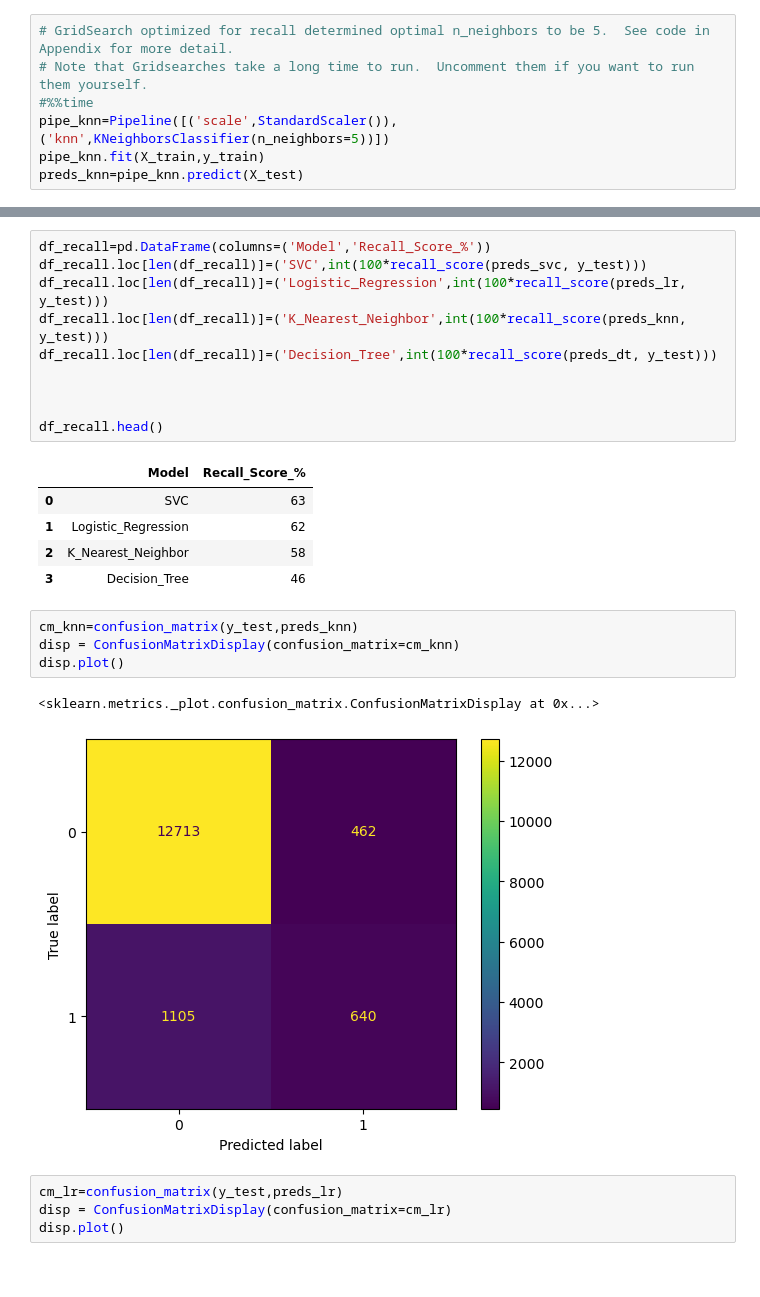
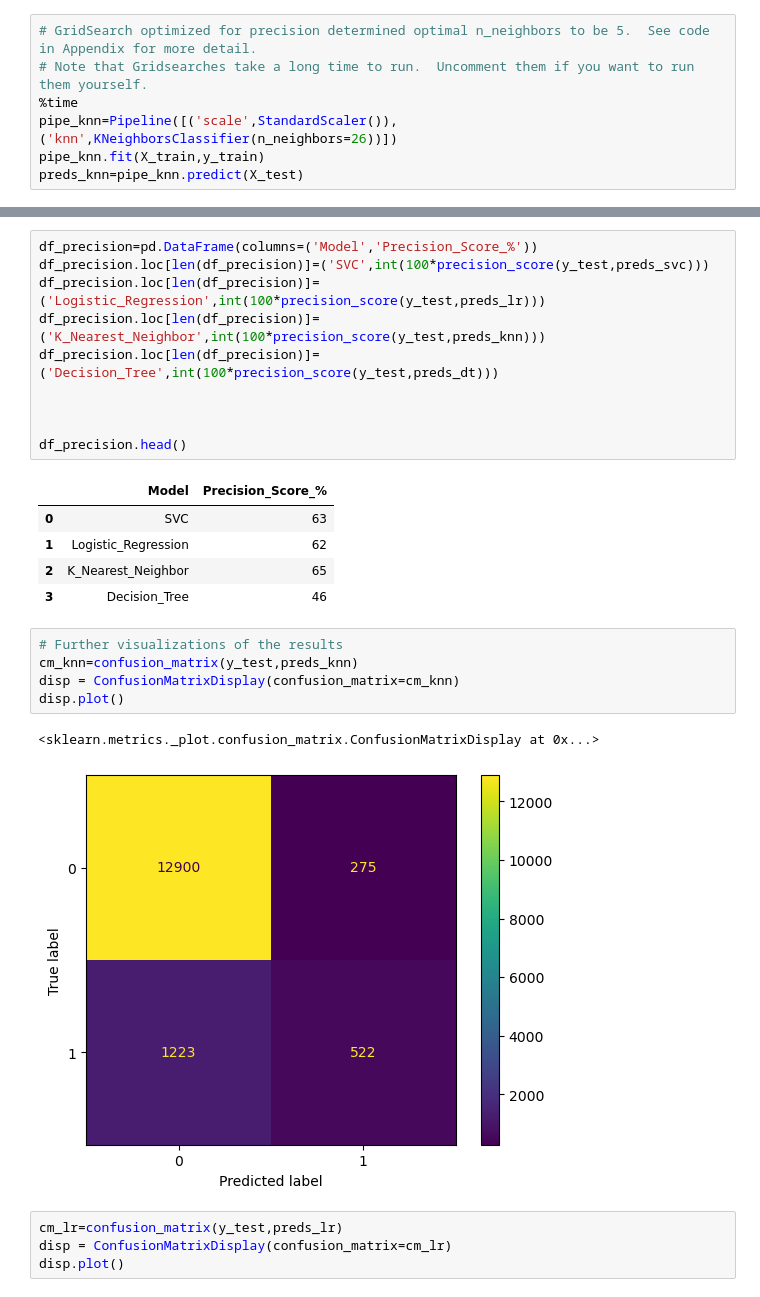
Before and after one commit to JOSHUAGITBERG/bank_loan_predictor, a Jupyter notebook: bank_load_predictor_workbook.ipynb, the cells around one changed output, grey strips where cells are left out. Drawn from its saved outputs; the diff is of its cells as text.

```diff
--- a/bank_load_predictor_workbook.ipynb
+++ b/bank_load_predictor_workbook.ipynb
@@ -138,7 +123,7 @@ Name: y, dtype: int64
 # %%
-# GridSearch optimized for recall determined optimal n_neighbors to be 5.  See code in Appendix for more detail.
+# GridSearch optimized for precision determined optimal n_neighbors to be 5.  See code in Appendix for more detail.
 # Note that Gridsearches take a long time to run.  Uncomment them if you want to run them yourself.
-#%%time
-pipe_knn=Pipeline([('scale',StandardScaler()),('knn',KNeighborsClassifier(n_neighbors=5))])
+%time
+pipe_knn=Pipeline([('scale',StandardScaler()),('knn',KNeighborsClassifier(n_neighbors=26))])
 pipe_knn.fit(X_train,y_train)
 preds_knn=pipe_knn.predict(X_test)
@@ -169,26 +157,27 @@ Wall time: 23.6 s
 # %%
-df_recall=pd.DataFrame(columns=('Model','Recall_Score_%'))
-df_recall.loc[len(df_recall)]=('SVC',int(100*recall_score(preds_svc, y_test)))
-df_recall.loc[len(df_recall)]=('Logistic_Regression',int(100*recall_score(preds_lr, y_test)))
-df_recall.loc[len(df_recall)]=('K_Nearest_Neighbor',int(100*recall_score(preds_knn, y_test)))
-df_recall.loc[len(df_recall)]=('Decision_Tree',int(100*recall_score(preds_dt, y_test)))
+df_precision=pd.DataFrame(columns=('Model','Precision_Score_%'))
+df_precision.loc[len(df_precision)]=('SVC',int(100*precision_score(y_test,preds_svc)))
+df_precision.loc[len(df_precision)]=('Logistic_Regression',int(100*precision_score(y_test,preds_lr)))
+df_precision.loc[len(df_precision)]=('K_Nearest_Neighbor',int(100*precision_score(y_test,preds_knn)))
+df_precision.loc[len(df_precision)]=('Decision_Tree',int(100*precision_score(y_test,preds_dt)))
 
 
 
-df_recall.head()
+df_precision.head()
 # %% [output]
-|  | Model | Recall_Score_% |
+|  | Model | Precision_Score_% |
 | 0 | SVC | 63 |
 | 1 | Logistic_Regression | 62 |
-| 2 | K_Nearest_Neighbor | 58 |
+| 2 | K_Nearest_Neighbor | 65 |
 | 3 | Decision_Tree | 46 |
 # %%
+# Further visualizations of the results
 cm_knn=confusion_matrix(y_test,preds_knn)
 disp = ConfusionMatrixDisplay(confusion_matrix=cm_knn)
 disp.plot()
 # %% [output]
 <sklearn.metrics._plot.confusion_matrix.ConfusionMatrixDisplay at 0x...>
-[figure, old version]
+[figure, new version]
 # %%
 cm_lr=confusion_matrix(y_test,preds_lr)
 disp = ConfusionMatrixDisplay(confusion_matrix=cm_lr)
```
Also changed, not shown: parts of 46 cells of this notebook, 5 other files.
